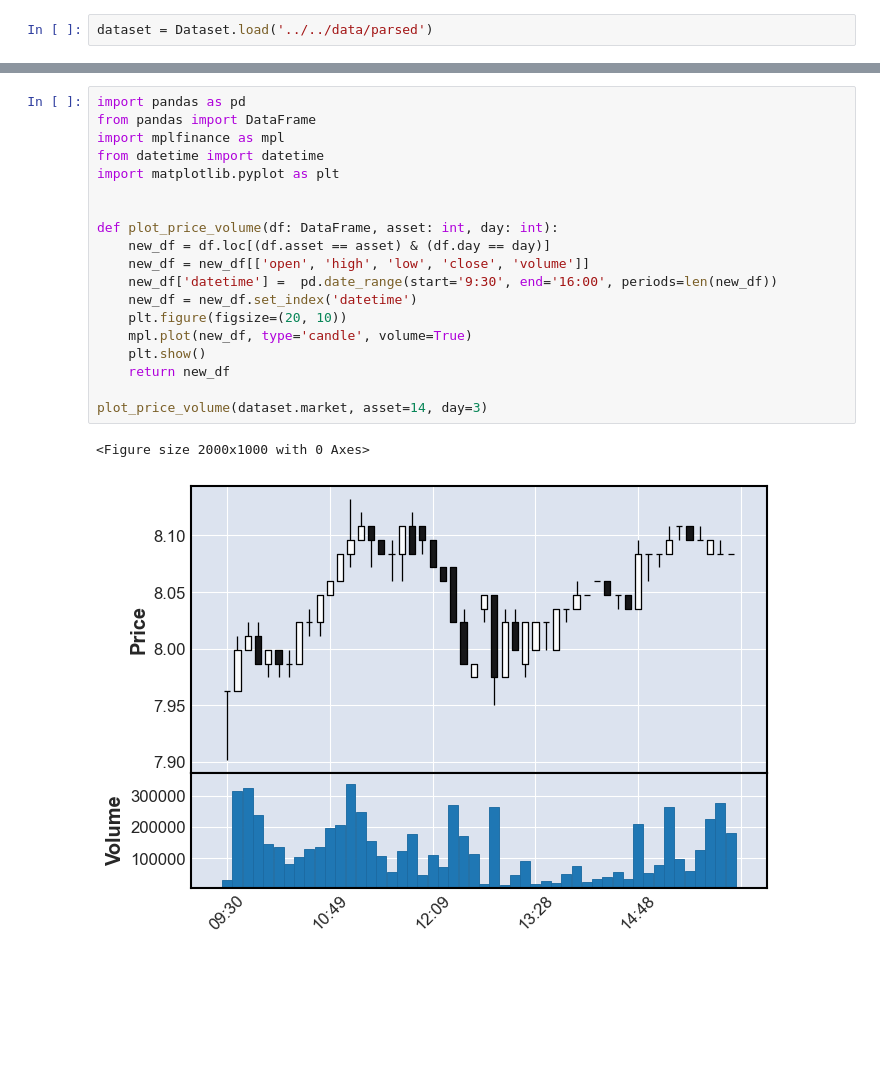
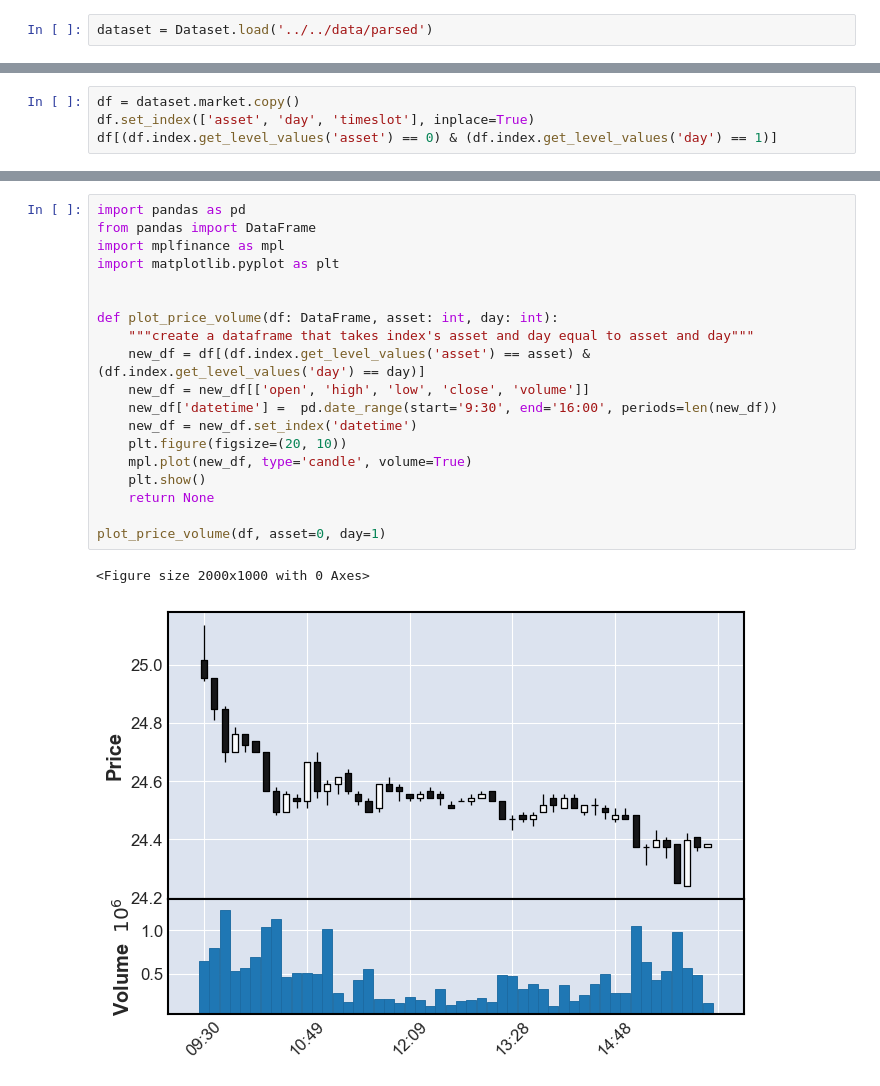
Before and after one commit to owen8877/qids-2023-comp, a Jupyter notebook: playground/all_in_ethereum/test.ipynb, the cells around one changed output, grey strips where cells are left out. Drawn from its saved outputs; the diff is of its cells as text; blank space fills up the shorter version.

Commit message:
the price_volume function added

```diff
--- a/playground/all_in_ethereum/test.ipynb
+++ b/playground/all_in_ethereum/test.ipynb
@@ -28,0 +13,4 @@ dataset.market
+# %%
+df = dataset.market.copy()
+df.set_index(['asset', 'day', 'timeslot'], inplace=True)
+df[(df.index.get_level_values('asset') == 0) & (df.index.get_level_values('day') == 1)]
@@ -29,22 +32,22 @@ dataset.market
 # %%
 import pandas as pd
 from pandas import DataFrame
 import mplfinance as mpl
-from datetime import datetime
 import matplotlib.pyplot as plt
 
 
 def plot_price_volume(df: DataFrame, asset: int, day: int):
-    new_df = df.loc[(df.asset == asset) & (df.day == day)]
+    """create a dataframe that takes index's asset and day equal to asset and day"""
+    new_df = df[(df.index.get_level_values('asset') == asset) & (df.index.get_level_values('day') == day)]
     new_df = new_df[['open', 'high', 'low', 'close', 'volume']]
     new_df['datetime'] =  pd.date_range(start='9:30', end='16:00', periods=len(new_df))
     new_df = new_df.set_index('datetime')
     plt.figure(figsize=(20, 10))
     mpl.plot(new_df, type='candle', volume=True)
     plt.show()
-    return new_df
+    return None
 
-plot_price_volume(dataset.market, asset=14, day=3)
+plot_price_volume(df, asset=0, day=1)
 # %% [output]
 <Figure size 2000x1000 with 0 Axes>
-[figure, old version]
+[figure, new version]
```
Also changed, not shown: parts of 3 cells of this notebook, 1 other file.
